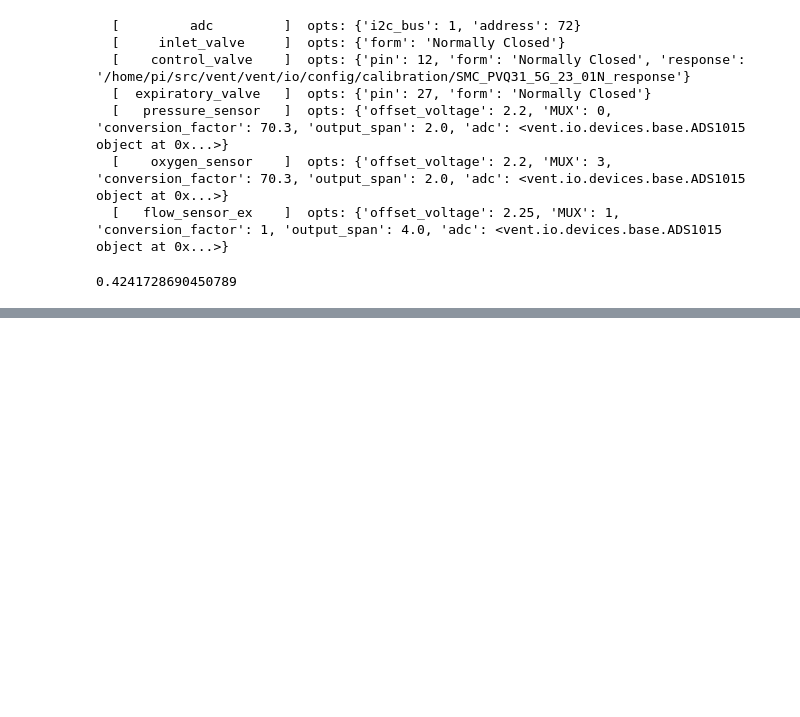
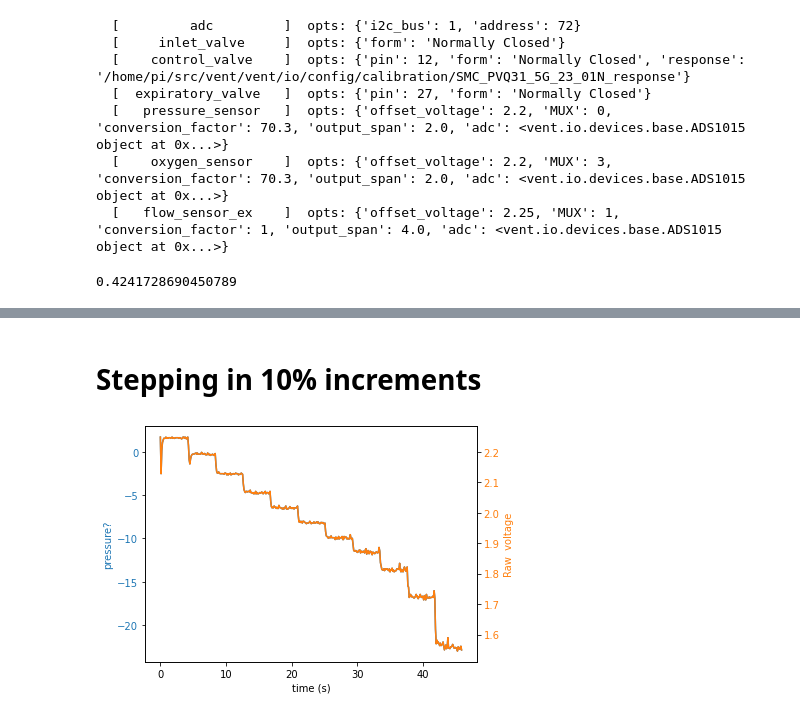
Before and after one commit to MinRegret/Ventilator-Dev, a Jupyter notebook: notebooks/2020-09-02 Checking HAL.ipynb, the cells around one changed output, grey strips where cells are left out. Drawn from its saved outputs; the diff is of its cells as text; code cells hidden in the pictures; blank space fills up the shorter version.

```diff
--- a/notebooks/2020-09-02 Checking HAL.ipynb
+++ b/notebooks/2020-09-02 Checking HAL.ipynb
@@ -78,0 +77,22 @@ plt.plot(ts - min(ts), np.convolve(xs, [1, 1, 1], mode="same"))
+# %% [markdown]
+# Stepping in 10% increments
+# %%
+ts = ts - min(ts)
+
+fig, ax1 = plt.subplots()
+
+ax1.set_xlabel("time (s)")
+ax1.set_ylabel("pressure?", color="tab:blue")
+ax1.plot(ts, xs, color="tab:blue")
+ax1.tick_params(axis="y", labelcolor="tab:blue")
+
+ax2 = ax1.twinx()
+
+ax2.set_ylabel("Raw  voltage", color="tab:orange")
+ax2.plot(ts, raws, color="tab:orange")
+ax2.tick_params(axis="y", labelcolor="tab:orange")
+
+fig.tight_layout()
+plt.show()
+# %% [output]
+[figure, added]
```
Also changed, not shown: parts of 19 cells of this notebook, 6 other files.
